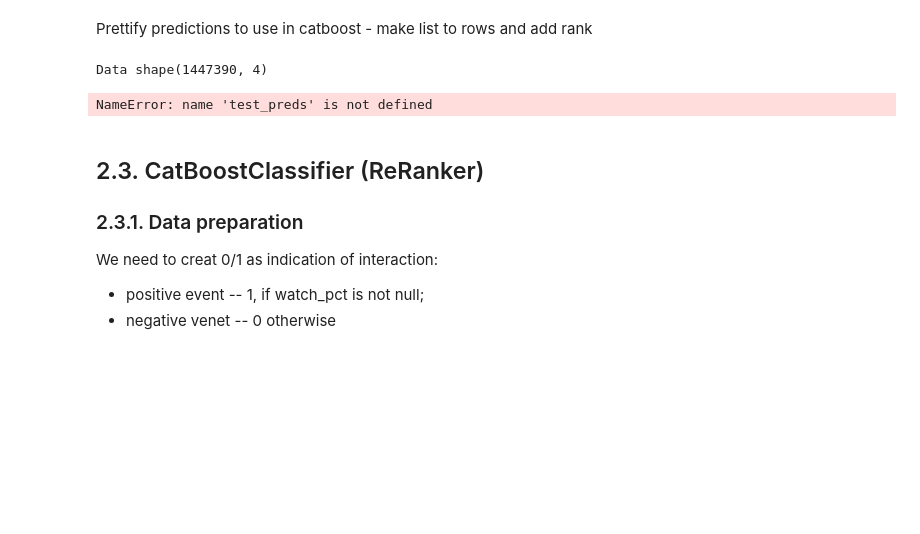
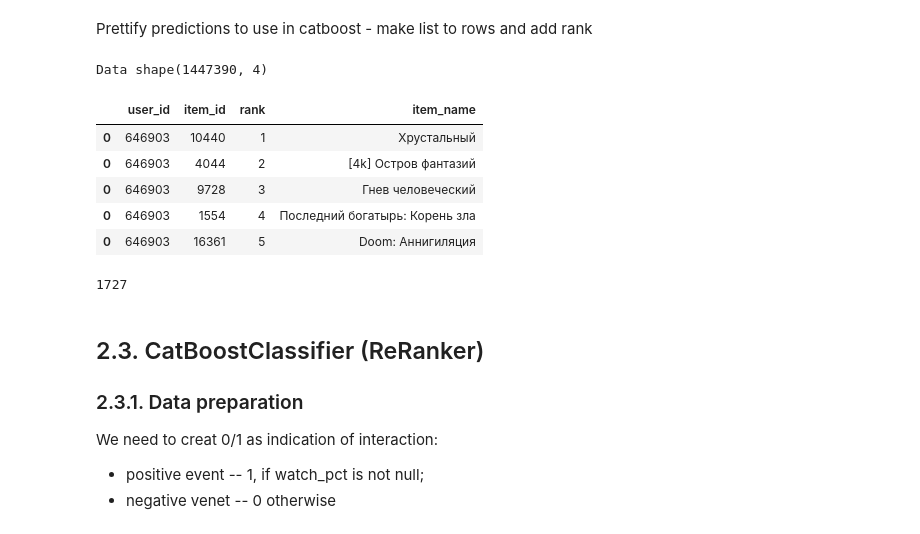
Before and after one commit to kshurik/rekkobook, a Jupyter notebook: _sources/chapter1/full_pipeline.ipynb, the cells around one changed output. Drawn from its saved outputs; the diff is of its cells as text; code cells hidden in the pictures; blank space fills up the shorter version.

```diff
--- a/_sources/chapter1/full_pipeline.ipynb
+++ b/_sources/chapter1/full_pipeline.ipynb
@@ -360,15 +360,22 @@ Prettify predictions to use in catboost - make list to rows and add rank
 # %%
 local_test_preds = local_test_preds.explode('item_id')
 local_test_preds['rank'] = local_test_preds.groupby('user_id').cumcount() + 1
 local_test_preds['item_name'] = local_test_preds['item_id'].map(item_name_mapper)
 print(f'Data shape{local_test_preds.shape}')
-test_preds.head()
+local_test_preds.head()
 # %% [output]
 Data shape(1447390, 4)
-NameError: name 'test_preds' is not defined
+|  | user_id | item_id | rank | item_name |
+| 0 | 646903 | 10440 | 1 | Хрустальный |
+| 0 | 646903 | 4044 | 2 | [4k] Остров фантазий |
+| 0 | 646903 | 9728 | 3 | Гнев человеческий |
+| 0 | 646903 | 1554 | 4 | Последний богатырь: Корень зла |
+| 0 | 646903 | 16361 | 5 | Doom: Аннигиляция |
 # %%
 # sense check for diversity of recommendations
-test_preds.item_id.nunique()
+local_test_preds.item_id.nunique()
+# %% [output]
+1727
 # %% [markdown]
 ## 2.3. CatBoostClassifier (ReRanker)
 ### 2.3.1. Data preparation
```
Also changed, not shown: parts of 17 cells of this notebook, 14 other files.
